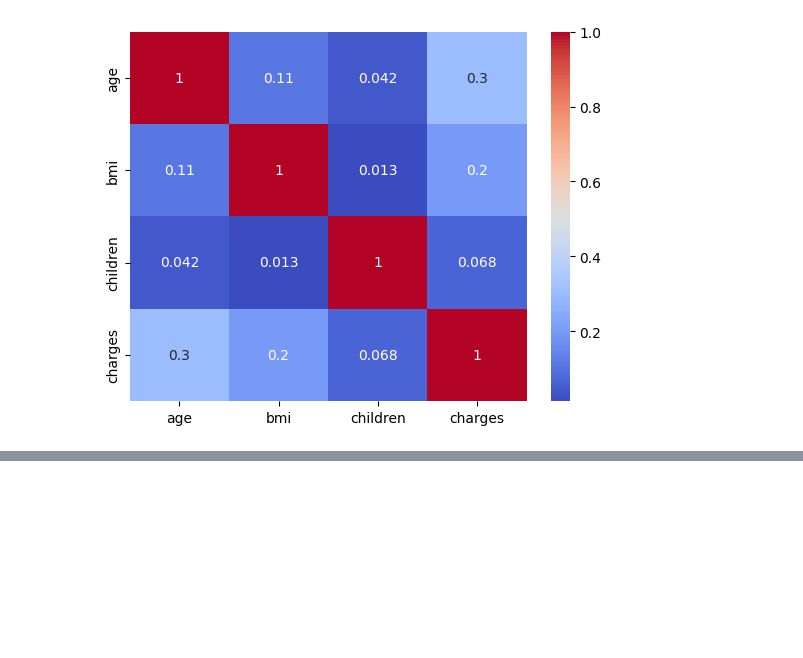
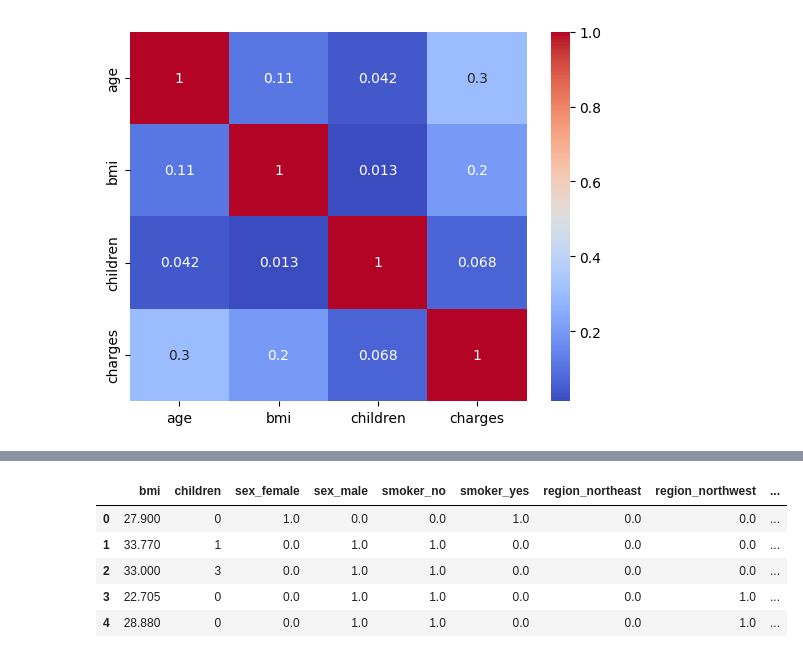
Before and after one commit to CarlosEduuu0/medical-cost-predict, a Jupyter notebook: anlysis.ipynb, the cells around one changed output, grey strips where cells are left out. Saved outputs shown, nothing was run; the diff lists cells and outputs as text; code cells hidden in the pictures; blank space fills up the shorter version.

```diff
--- a/anlysis.ipynb
+++ b/anlysis.ipynb
@@ -119,0 +155,7 @@ ModuleNotFoundError: No module named 'sklearn'
+# %%
+x= df.iloc[:,1:6]
+y= df.iloc[:,6]
+# %%
+x_categorical = x.select_dtypes(include=['object'])
+
+x_categorical.head()
@@ -119,0 +169,25 @@ ModuleNotFoundError: No module named 'sklearn'
+# %%
+encoder = OneHotEncoder( handle_unknown='ignore')
+x_encoded = encoder.fit_transform(x_categorical)
+
+categorical_cols = ["sex", "smoker", "region"]
+
+x_encoded = pd.DataFrame(
+    x_encoded.toarray(),
+    columns=encoder.get_feature_names_out(categorical_cols),
+    index=x.index
+)
+
+
+
+x = pd.concat([x.drop(columns=categorical_cols), x_encoded], axis=1)
+
+
+x.head()
+# %% [output]
+|  | bmi | children | sex_female | sex_male | smoker_no | smoker_yes | region_northeast | region_northwest | ... |
+| 0 | 27.900 | 0 | 1.0 | 0.0 | 0.0 | 1.0 | 0.0 | 0.0 | ... |
+| 1 | 33.770 | 1 | 0.0 | 1.0 | 1.0 | 0.0 | 0.0 | 0.0 | ... |
+| 2 | 33.000 | 3 | 0.0 | 1.0 | 1.0 | 0.0 | 0.0 | 0.0 | ... |
+| 3 | 22.705 | 0 | 0.0 | 1.0 | 1.0 | 0.0 | 0.0 | 1.0 | ... |
+| 4 | 28.880 | 0 | 0.0 | 1.0 | 1.0 | 0.0 | 0.0 | 1.0 | ... |
```
Also changed, not shown: parts of 26 cells of this notebook, 3 other files.
